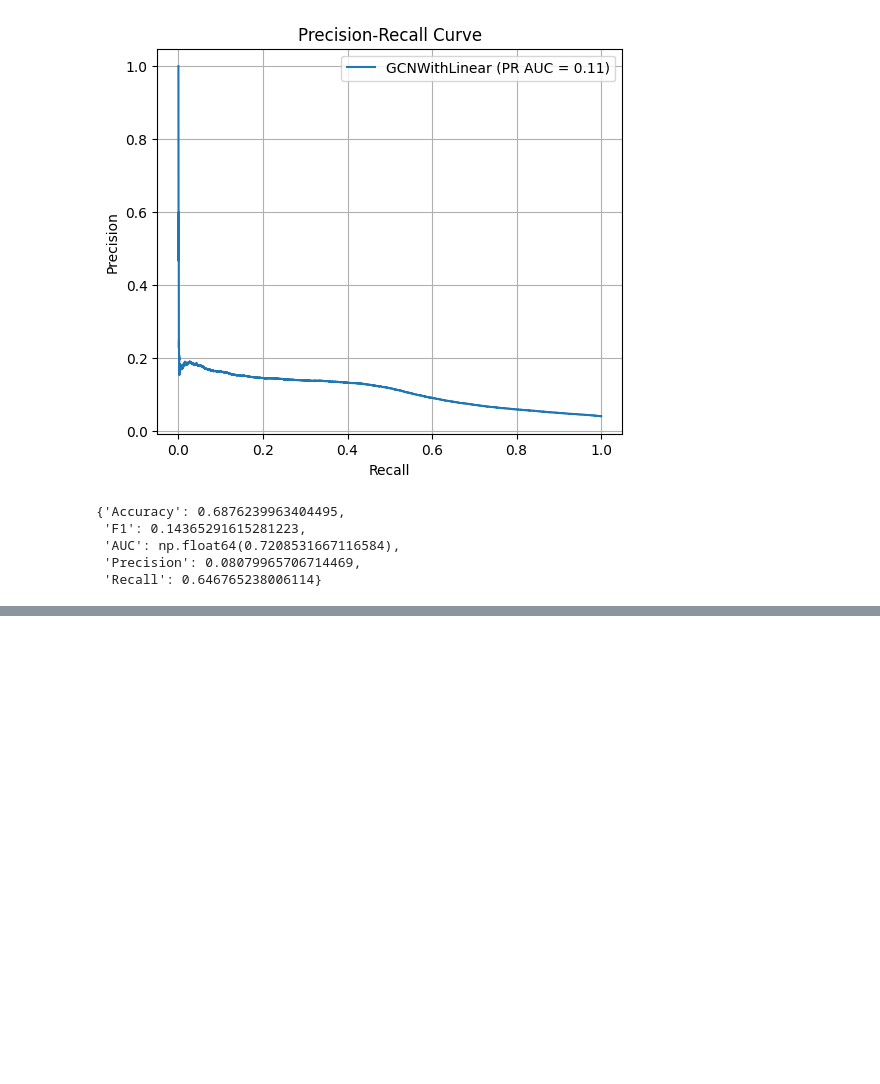
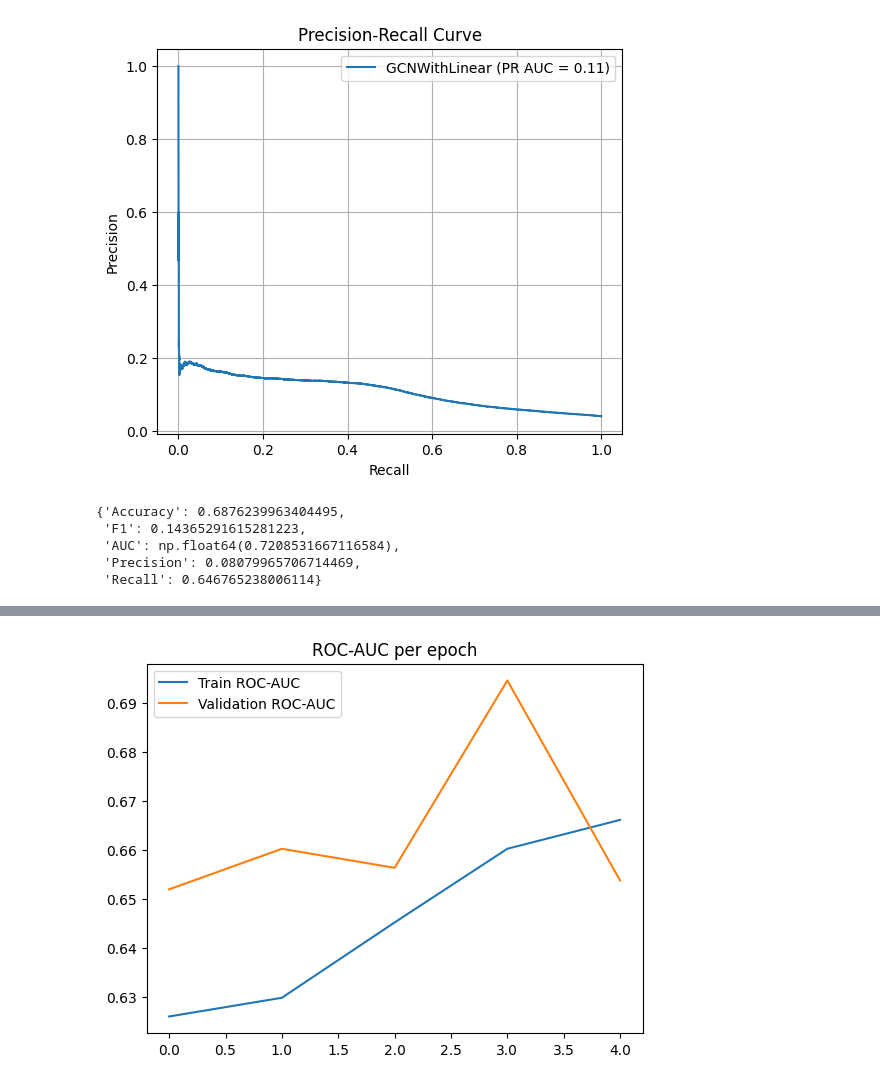
Before and after one commit to pese-git/mfdp-fin-fraud-detection, a Jupyter notebook: model/graph.ipynb, the cells around one changed output, grey strips where cells are left out. Saved outputs shown, nothing was run; the diff lists cells and outputs as text; code cells hidden in the pictures; blank space fills up the shorter version.

```diff
--- a/model/graph.ipynb
+++ b/model/graph.ipynb
@@ -424,0 +608,8 @@ evaluate(model=model_linear_gnn, loader=train_loader, name="GCNWithLinear")
+# %%
+plt.plot(history['train_auc'], label='Train ROC-AUC')
+plt.plot(history['val_auc'], label='Validation ROC-AUC')
+plt.legend()
+plt.title("ROC-AUC per epoch")
+plt.show()
+# %% [output]
+[figure, added]
```
Also changed, not shown: parts of 5 cells of this notebook.
